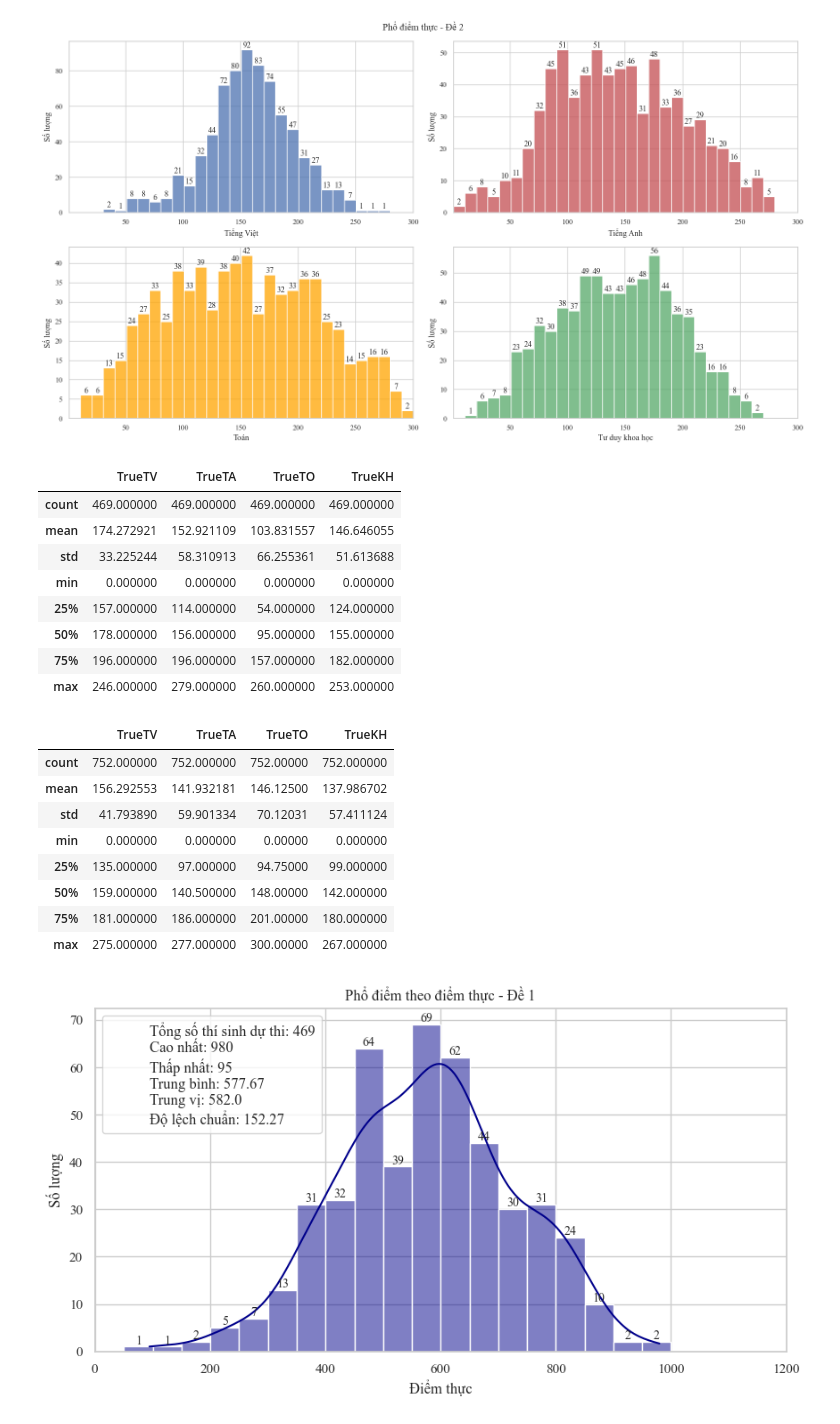
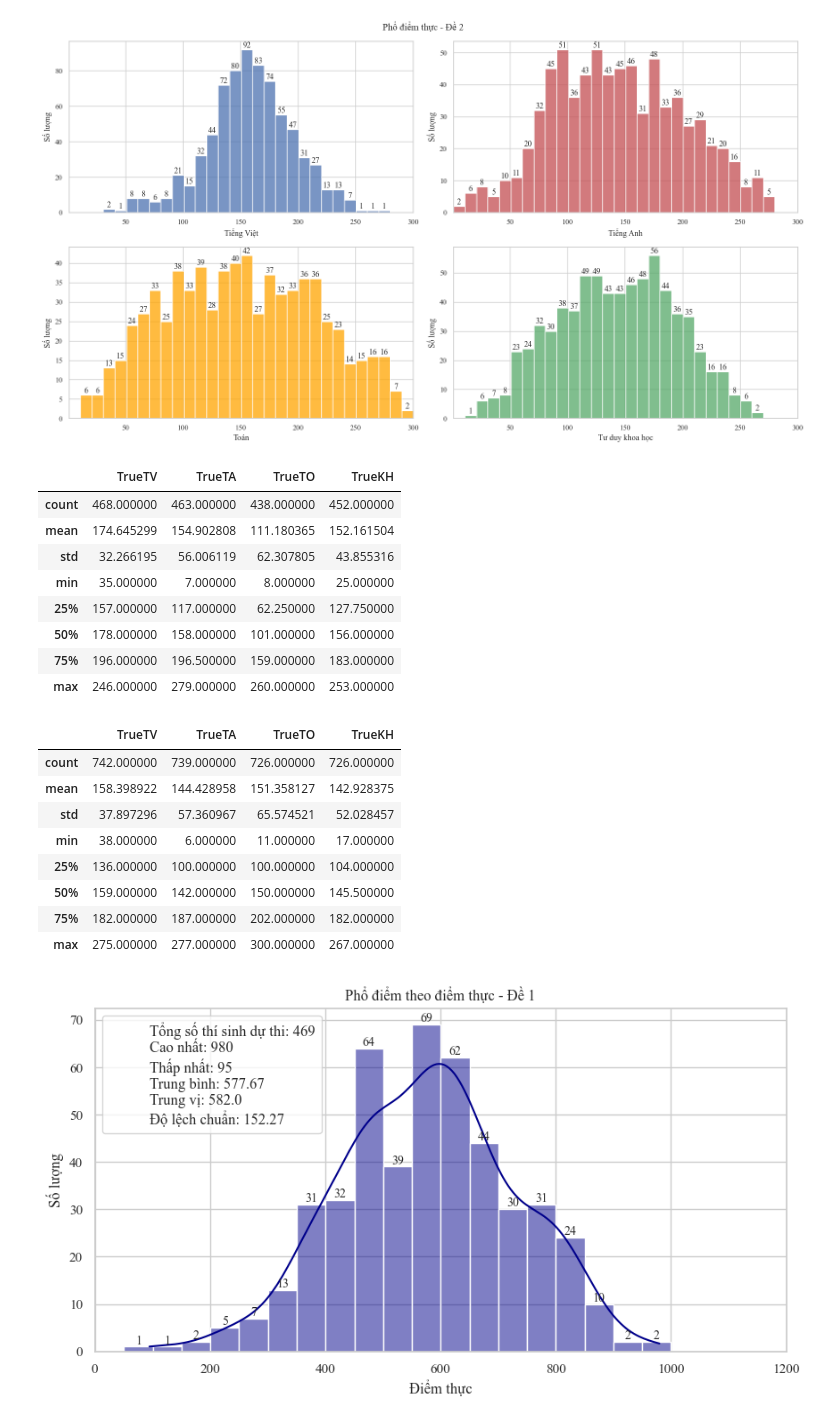
Before and after one commit to DuongThai2712/item-analysis-and-mmle-irt, a Jupyter notebook: main.ipynb, the cells around one changed output. Saved outputs shown, nothing was run; the diff lists cells and outputs as text; code cells hidden in the pictures.

```diff
--- a/main.ipynb
+++ b/main.ipynb
@@ -881,29 +893,39 @@ ip.draw_plot(df_true_2, col_name='True', title='Phổ điểm thực - Đề 2',
 # %% [output]
 [figure]
 # %%
-df_true_1[['TrueTV', 'TrueTA', 'TrueTO', 'TrueKH']].describe()
+cols = ['TrueTV', 'TrueTA', 'TrueTO', 'TrueKH']
+
+desc = {}
+for c in cols:
+    desc[c] = df_true_1.loc[df_true_1[c] != 0, c].describe()
+
+pd.DataFrame(desc)
 # %% [output]
 |  | TrueTV | TrueTA | TrueTO | TrueKH |
-| count | 469.000000 | 469.000000 | 469.000000 | 469.000000 |
-| mean | 174.272921 | 152.921109 | 103.831557 | 146.646055 |
-| std | 33.225244 | 58.310913 | 66.255361 | 51.613688 |
-| min | 0.000000 | 0.000000 | 0.000000 | 0.000000 |
-| 25% | 157.000000 | 114.000000 | 54.000000 | 124.000000 |
-| 50% | 178.000000 | 156.000000 | 95.000000 | 155.000000 |
-| 75% | 196.000000 | 196.000000 | 157.000000 | 182.000000 |
+| count | 468.000000 | 463.000000 | 438.000000 | 452.000000 |
+| mean | 174.645299 | 154.902808 | 111.180365 | 152.161504 |
+| std | 32.266195 | 56.006119 | 62.307805 | 43.855316 |
+| min | 35.000000 | 7.000000 | 8.000000 | 25.000000 |
+| 25% | 157.000000 | 117.000000 | 62.250000 | 127.750000 |
+| 50% | 178.000000 | 158.000000 | 101.000000 | 156.000000 |
+| 75% | 196.000000 | 196.500000 | 159.000000 | 183.000000 |
 | max | 246.000000 | 279.000000 | 260.000000 | 253.000000 |
 # %%
-df_true_2[['TrueTV', 'TrueTA', 'TrueTO', 'TrueKH']].describe()
+desc = {}
+for c in cols:
+    desc[c] = df_true_2.loc[df_true_2[c] != 0, c].describe()
+
+pd.DataFrame(desc)
 # %% [output]
 |  | TrueTV | TrueTA | TrueTO | TrueKH |
-| count | 752.000000 | 752.000000 | 752.00000 | 752.000000 |
-| mean | 156.292553 | 141.932181 | 146.12500 | 137.986702 |
-| std | 41.793890 | 59.901334 | 70.12031 | 57.411124 |
-| min | 0.000000 | 0.000000 | 0.00000 | 0.000000 |
-| 25% | 135.000000 | 97.000000 | 94.75000 | 99.000000 |
-| 50% | 159.000000 | 140.500000 | 148.00000 | 142.000000 |
-| 75% | 181.000000 | 186.000000 | 201.00000 | 180.000000 |
-| max | 275.000000 | 277.000000 | 300.00000 | 267.000000 |
+| count | 742.000000 | 739.000000 | 726.000000 | 726.000000 |
+| mean | 158.398922 | 144.428958 | 151.358127 | 142.928375 |
+| std | 37.897296 | 57.360967 | 65.574521 | 52.028457 |
+| min | 38.000000 | 6.000000 | 11.000000 | 17.000000 |
+| 25% | 136.000000 | 100.000000 | 100.000000 | 104.000000 |
+| 50% | 159.000000 | 142.000000 | 150.000000 | 145.500000 |
+| 75% | 182.000000 | 187.000000 | 202.000000 | 182.000000 |
+| max | 275.000000 | 277.000000 | 300.000000 | 267.000000 |
 # %%
 df_true_1['Total_True'] = df_true_1[['TrueTV', 'TrueTA', 'TrueTO', 'TrueKH']].sum(axis=1)
 df_true_2['Total_True'] = df_true_2[['TrueTV', 'TrueTA', 'TrueTO', 'TrueKH']].sum(axis=1)
```
Also changed, not shown: parts of 6 cells of this notebook.
